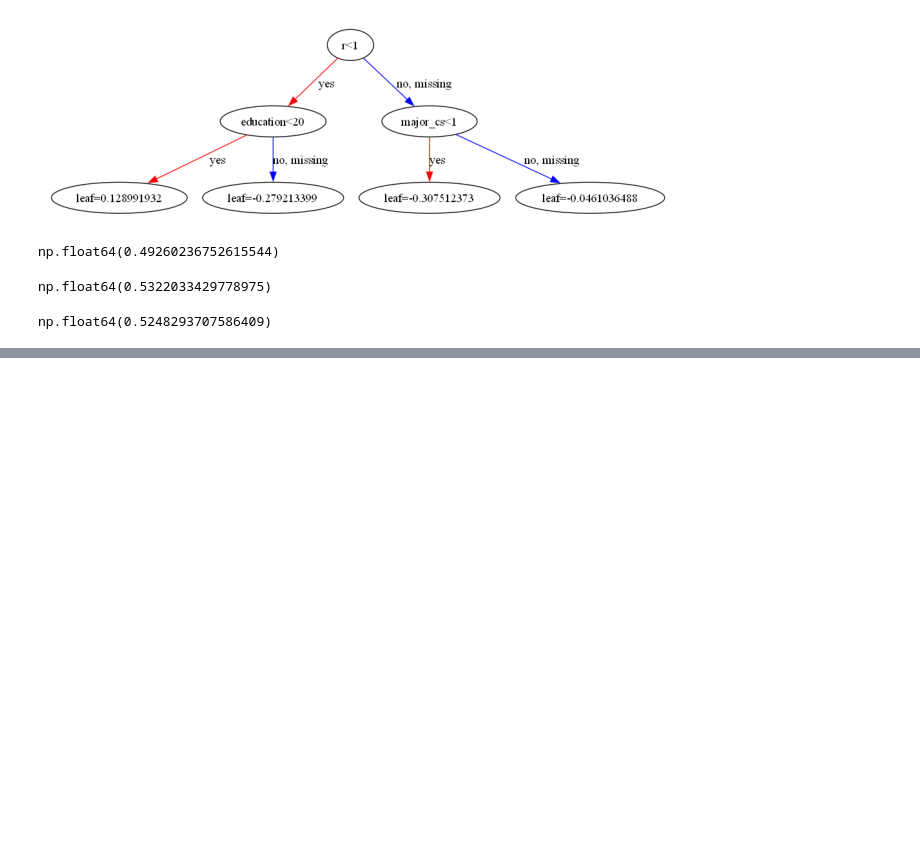
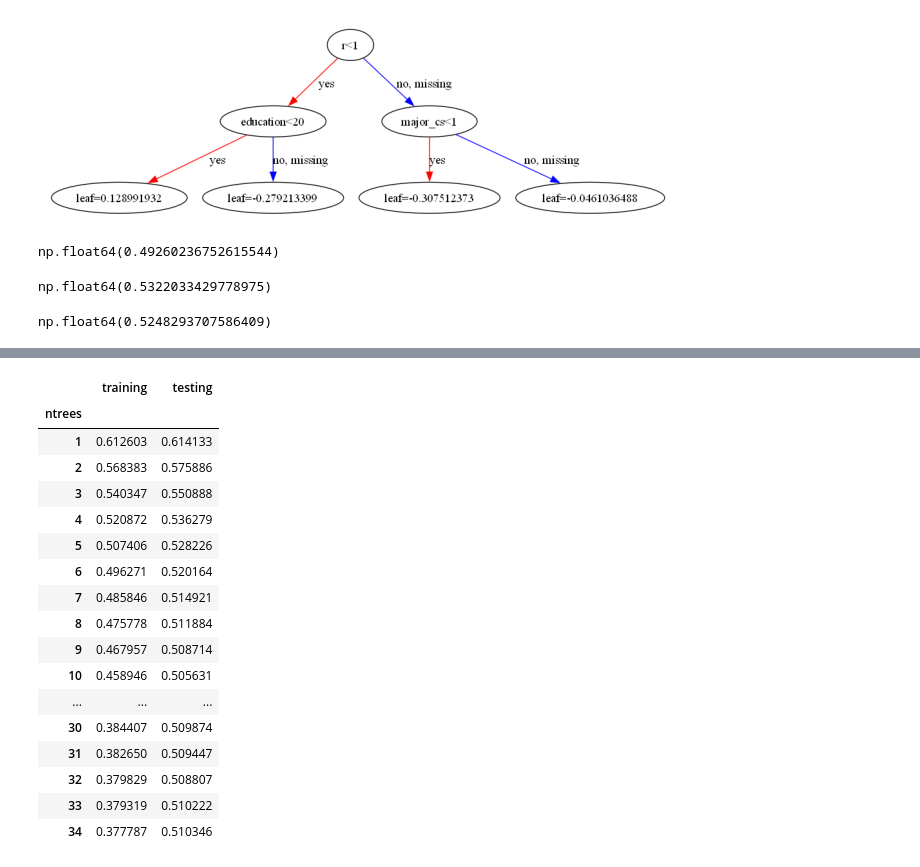
Before and after one commit to mackomarcin82/XGBoost, a Jupyter notebook: XGBoost.ipynb, the cells around one changed output, grey strips where cells are left out. Cells and saved outputs as stored; diff of their text form; code cells hidden in the pictures; blank space fills up the shorter version.

```diff
--- a/XGBoost.ipynb
+++ b/XGBoost.ipynb
@@ -143,0 +212,21 @@ np.float64(0.5248293707586409)
+# %%
+ax
+# %% [output]
+|  | training | testing |
+| ntrees |  |  |
+| 1 | 0.612603 | 0.614133 |
+| 2 | 0.568383 | 0.575886 |
+| 3 | 0.540347 | 0.550888 |
+| 4 | 0.520872 | 0.536279 |
+| 5 | 0.507406 | 0.528226 |
+| 6 | 0.496271 | 0.520164 |
+| 7 | 0.485846 | 0.514921 |
+| 8 | 0.475778 | 0.511884 |
+| 9 | 0.467957 | 0.508714 |
+| 10 | 0.458946 | 0.505631 |
+| ... | ... | ... |
+| 30 | 0.384407 | 0.509874 |
+| 31 | 0.382650 | 0.509447 |
+| 32 | 0.379829 | 0.508807 |
+| 33 | 0.379319 | 0.510222 |
+| 34 | 0.377787 | 0.510346 |
```
Also changed, not shown: parts of 11 cells of this notebook.
